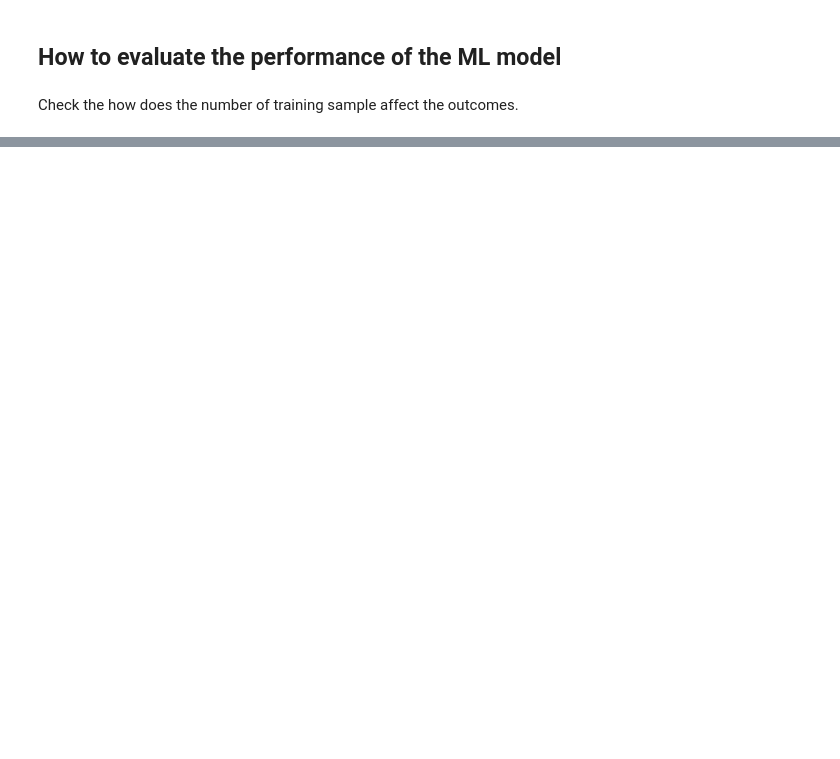
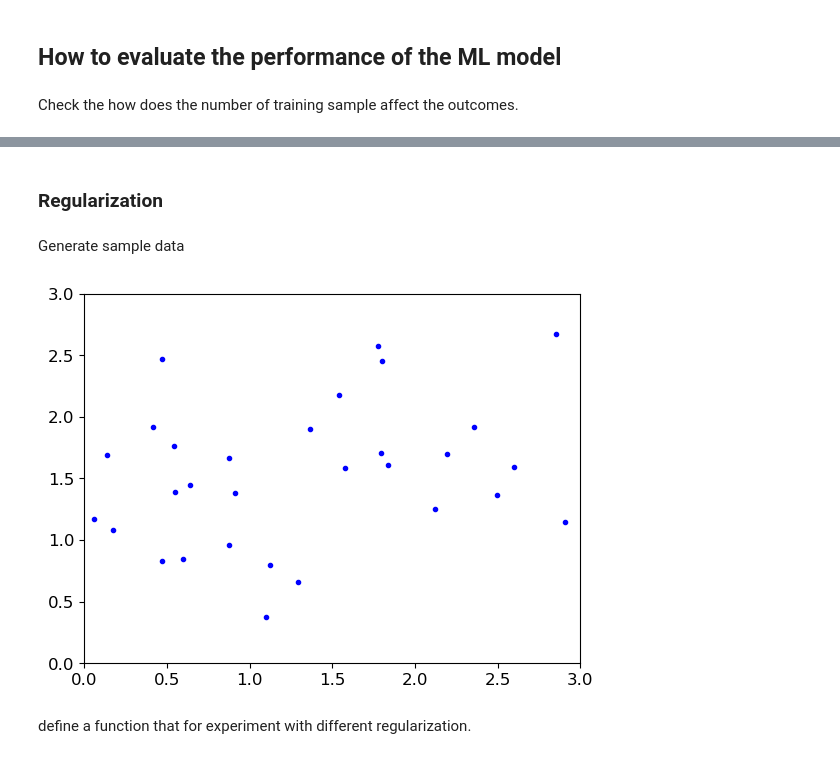
Before and after one commit to LeevesC/LearningML, a Jupyter notebook: sklearn/linear-regression.ipynb, the cells around one changed output, grey strips where cells are left out. Drawn from its saved outputs; the diff is of its cells as text; code cells hidden in the pictures; blank space fills up the shorter version.

```diff
--- a/sklearn/linear-regression.ipynb
+++ b/sklearn/linear-regression.ipynb
@@ -144,0 +166,17 @@ def plot_learning_curves(model, X, y):
+# %% [markdown]
+### Regularization
+# %% [markdown]
+Generate sample data
+# %%
+np.random.seed(42)
+m=30
+X = 3*np.random.rand(m,1)
+y = 0.5*X + np.random.randn(m,1)/1.5 + 1
+X_new = np.linspace(0,3,100).reshape(100,1)
+plt.plot(X,y,'b.')
+plt.axis([0,3,0,3])
+plt.show()
+# %% [output]
+[figure, added]
+# %% [markdown]
+define a function that for experiment with different regularization.
```
Also changed, not shown: parts of 18 cells of this notebook.
